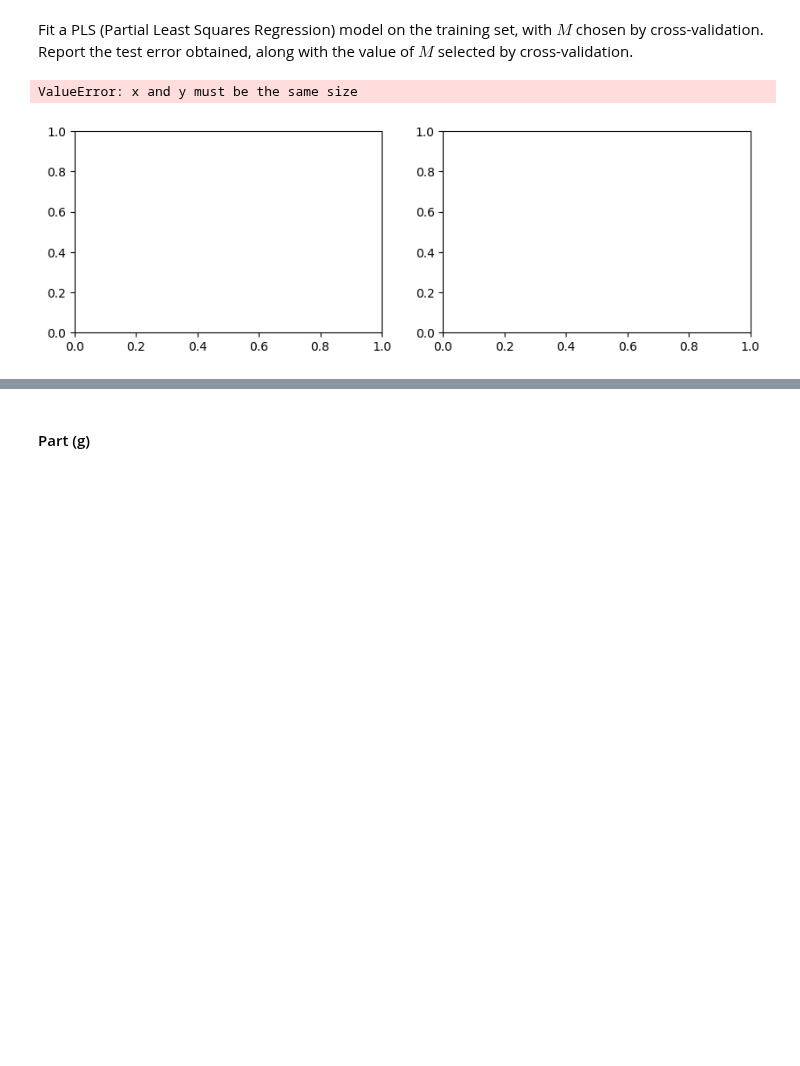
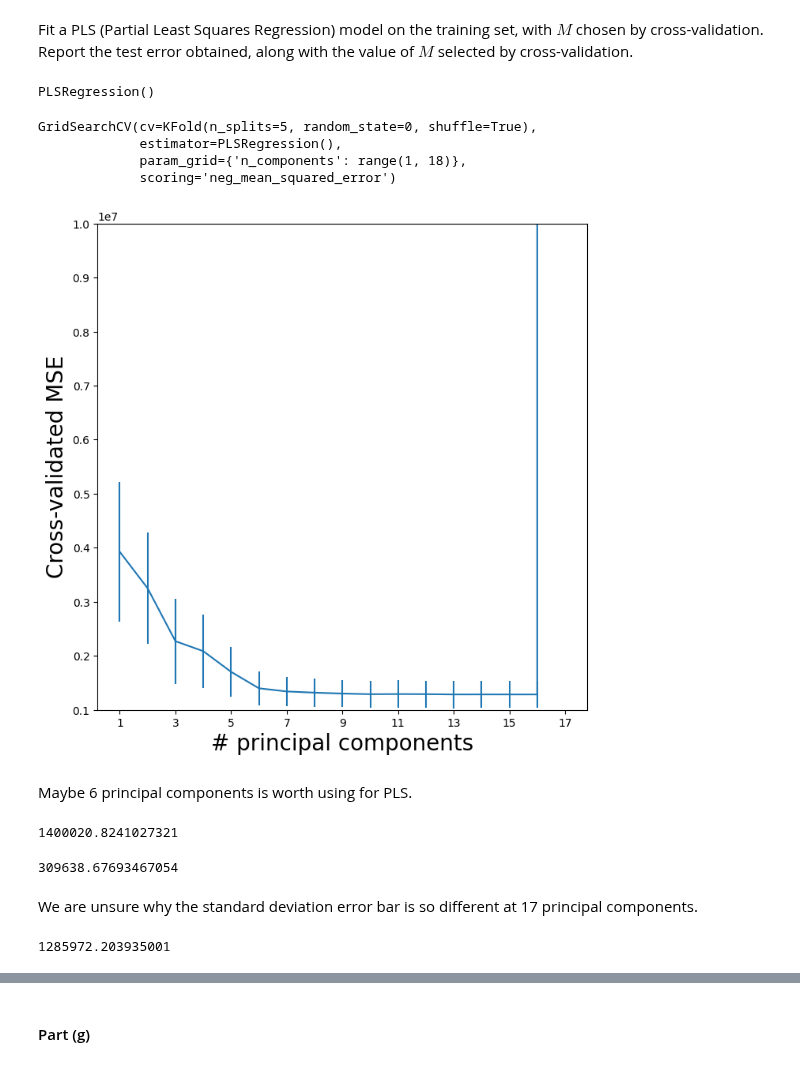
Before and after one commit to kmerkl22/k-s-ISL, a Jupyter notebook: Notebooks/Ch06-ISLexercises.ipynb, the cells around one changed output, grey strips where cells are left out. Saved outputs shown, nothing was run; the diff lists cells and outputs as text; code cells hidden in the pictures; blank space fills up the shorter version.

```diff
--- a/Notebooks/Ch06-ISLexercises.ipynb
+++ b/Notebooks/Ch06-ISLexercises.ipynb
@@ -744,27 +748,49 @@ array([0.32876419, 0.24272589, 0.07306475, 0.05818396, 0.05703538,
 #### Part (f)
 # %% [markdown]
 Fit a PLS (Partial Least Squares Regression) model on the training set, with $M$ chosen by cross-validation. Report the test error obtained, along with the value of $M$ selected by cross-validation.
-# %%
-pls = PLSRegression(n_components=1)
-pls.fit(X_train, y_train)
-
-fig, axes = plt.subplots(1, 2, figsize=(10, 3))
-axes[0].scatter(pca.transform(X_test), y_test, alpha=0.3, label="ground truth")
-axes[0].scatter(
-    pca.transform(X_test), pcr.predict(X_test), alpha=0.3, label="predictions"
-)
-axes[0].set(
-    xlabel="Projected data onto first PCA component", ylabel="y", title="PCR / PCA"
-)
-axes[0].legend()
-axes[1].scatter(pls.transform(X_test), y_test, alpha=0.3, label="ground truth")
-axes[1].scatter(
-    pls.transform(X_test), pls.predict(X_test), alpha=0.3, label="predictions"
-)
-axes[1].set(xlabel="Projected data onto first PLS component", ylabel="y", title="PLS")
-axes[1].legend()
-plt.tight_layout()
-plt.show()
-# %% [output]
-ValueError: x and y must be the same size
-[figure, removed]
+# %%
+pls = PLSRegression(n_components=2,
+                    scale=True)
+pls.fit(X, Y)
+# %% [output]
+PLSRegression()
+# %%
+param_grid = {'n_components':range(1, 18)}
+grid = skm.GridSearchCV(pls,
+                        param_grid,
+                        cv=kfold,
+                        scoring='neg_mean_squared_error')
+grid.fit(X, Y)
+# %% [output]
+GridSearchCV(cv=KFold(n_splits=5, random_state=0, shuffle=True),
+             estimator=PLSRegression(),
+             param_grid={'n_components': range(1, 18)},
+             scoring='neg_mean_squared_error')
+# %%
+pls_fig, ax = subplots(figsize=(8,8))
+n_comp = param_grid['n_components']
+ax.errorbar(n_comp,
+            -grid.cv_results_['mean_test_score'],
+            grid.cv_results_['std_test_score'] / np.sqrt(K))
+ax.set_ylabel('Cross-validated MSE', fontsize=20)
+ax.set_xlabel('# principal components', fontsize=20)
+ax.set_xticks(n_comp[::2])
+ax.set_ylim([1000000,10000000]);
+# %% [output]
+[figure, added]
+# %% [markdown]
+Maybe 6 principal components is worth using for PLS.
+# %%
+-grid.cv_results_['mean_test_score'][5]
+# %% [output]
+1400020.8241027321
+# %%
+grid.cv_results_['std_test_score'][5] / np.sqrt(K)
+# %% [output]
+309638.67693467054
+# %% [markdown]
+We are unsure why the standard deviation error bar is so different at 17 principal components.
+# %%
+-grid.cv_results_['mean_test_score'][15]
+# %% [output]
+1285972.203935001
```
Also changed, not shown: parts of 37 cells of this notebook.
